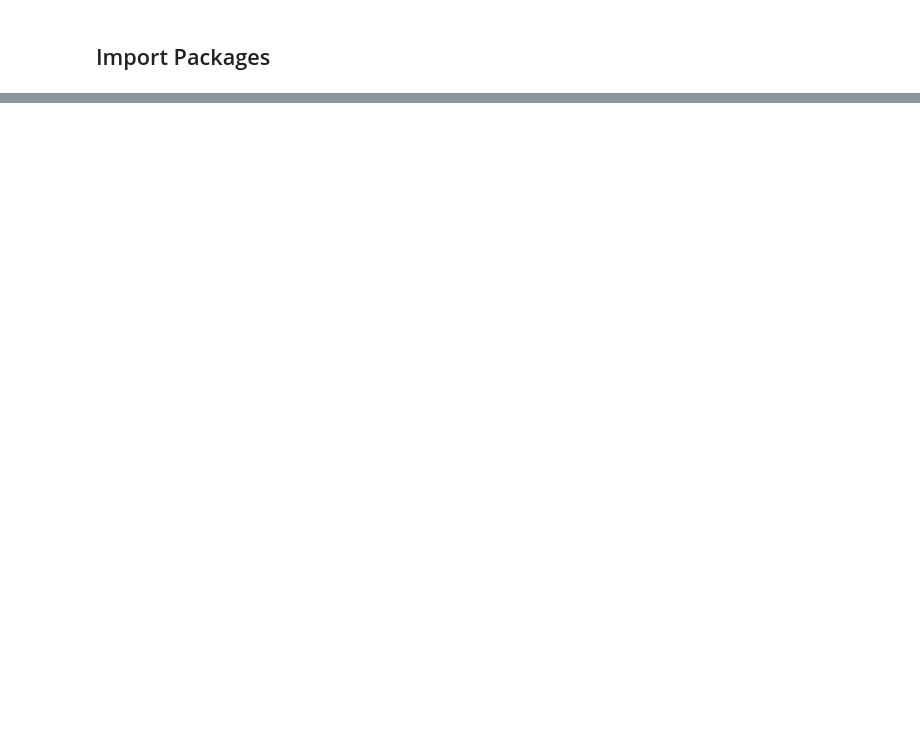
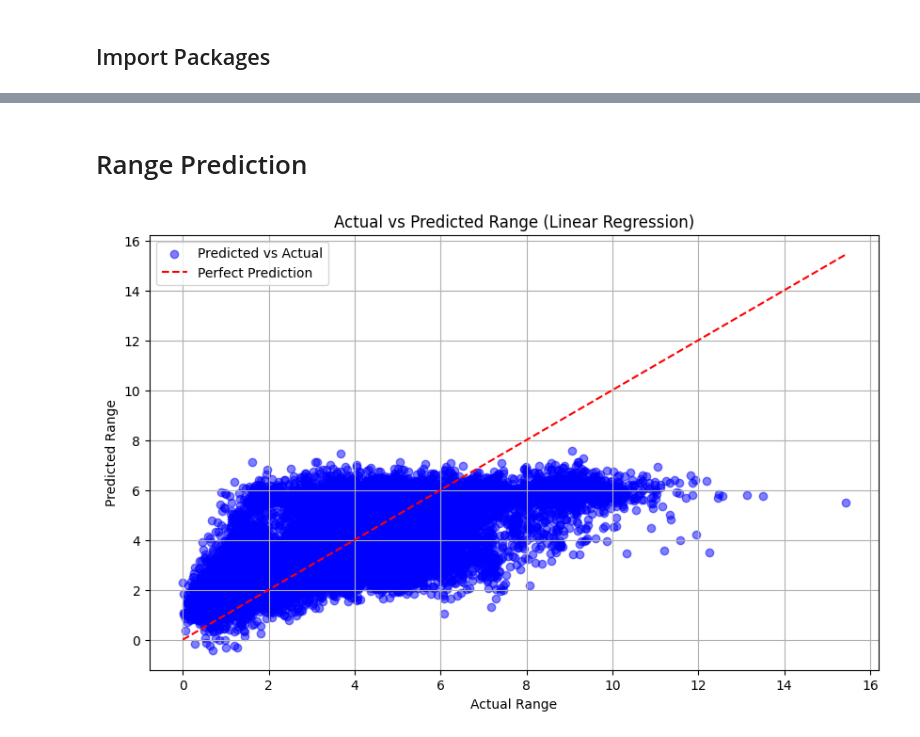
Before and after one commit to jl-sit-cs/CSC3105-DataAnalytics, a Jupyter notebook: Project/code/DataVisualization.ipynb, the cells around one changed output, grey strips where cells are left out. Saved outputs shown, nothing was run; the diff lists cells and outputs as text; code cells hidden in the pictures; blank space fills up the shorter version.

```diff
--- a/Project/code/DataVisualization.ipynb
+++ b/Project/code/DataVisualization.ipynb
@@ -28,0 +135,28 @@ import numpy as np
+# %% [markdown]
+# Range Prediction
+# %%
+original_df_range = df
+
+X = original_df_range.drop(['RANGE', 'location'], axis=1)
+y = original_df_range['RANGE']
+
+X_train_range, X_test_range, y_train_range, y_test_range = train_test_split(X, y, test_size=0.35, random_state=42)
+
+regr = linear_model.LinearRegression()
+regr.fit(X_train_range, y_train_range)
+
+y_pred_range = regr.predict(X_test_range)
+
+plt.figure(figsize=(10, 6))
+plt.scatter(y_test_range, y_pred_range, color='blue', alpha=0.5, label='Predicted vs Actual')
+
+plt.plot([min(y_test_range), max(y_test_range)], [min(y_test_range), max(y_test_range)], color='red', linestyle='--', label="Perfect Prediction")
+
+plt.xlabel("Actual Range")
+plt.ylabel("Predicted Range")
+plt.title("Actual vs Predicted Range (Linear Regression)")
+plt.legend()
+plt.grid(True)
+plt.show()
+# %% [output]
+[figure, added]
```
Also changed, not shown: parts of 11 cells of this notebook, 1 other file.
